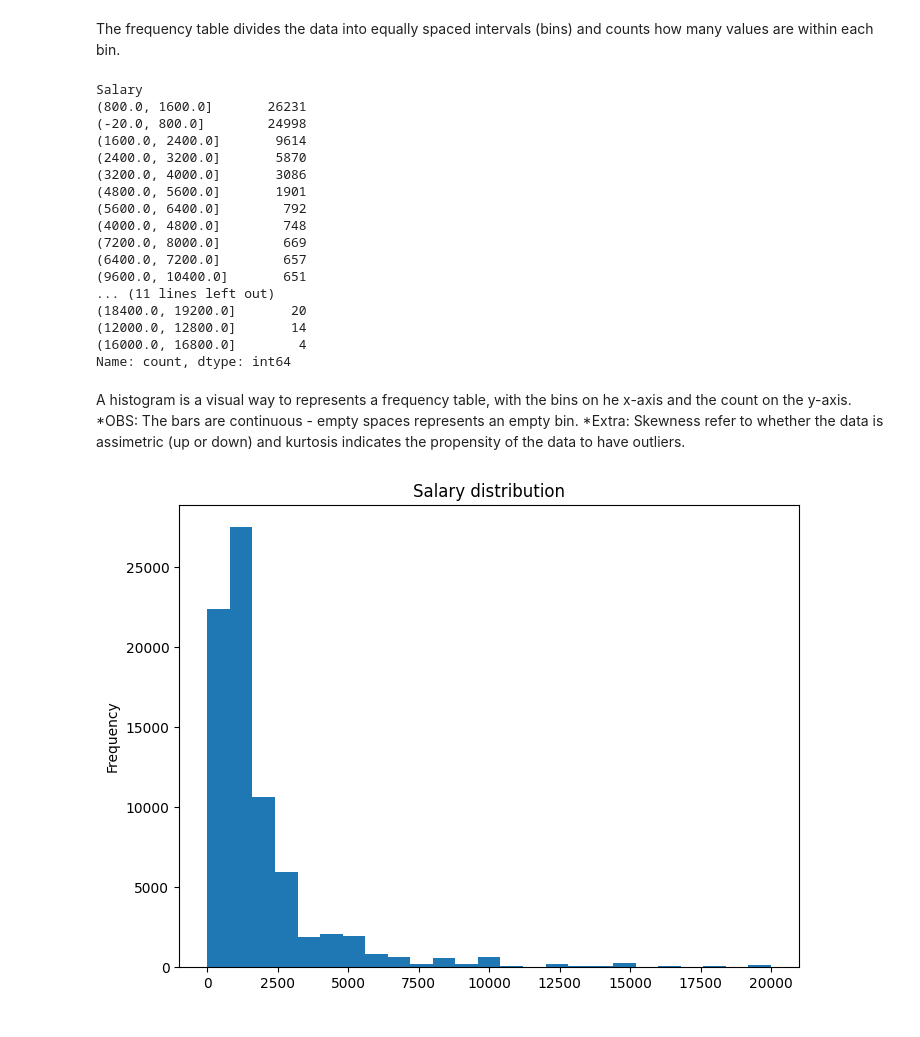
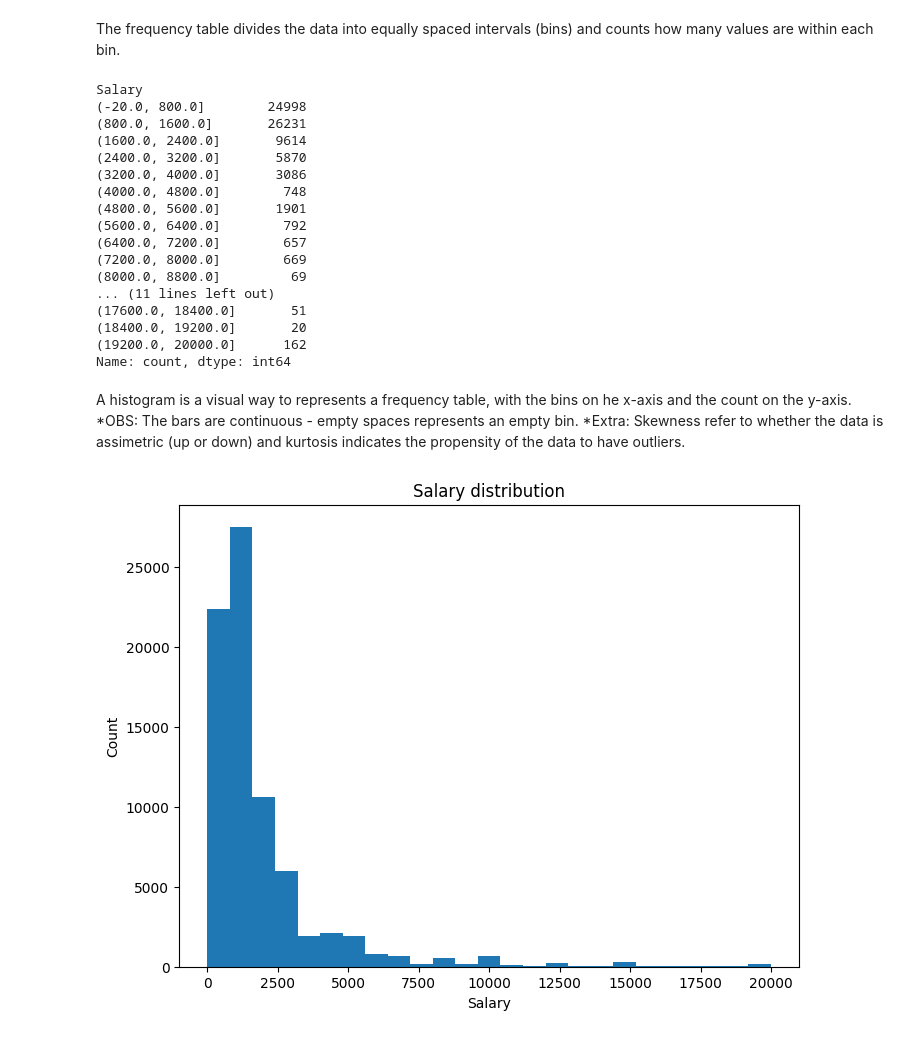
Before and after one commit to gdserafini/pratical-statistics, a Jupyter notebook: src/1-exploratory-data-analysis/exploratory_data_analysis.ipynb, the cells around one changed output. Cells and saved outputs as stored; diff of their text form; code cells hidden in the pictures.

```diff
--- a/src/1-exploratory-data-analysis/exploratory_data_analysis.ipynb
+++ b/src/1-exploratory-data-analysis/exploratory_data_analysis.ipynb
@@ -165,31 +167,32 @@ The frequency table divides the data into equally spaced intervals (bins) and co
 # %%
-until_20k_salary = data.query("Salary >= 0 and Salary <= 20000")
 binnedIncomes = pd.cut(until_20k_salary['Salary'], 25)
-binnedIncomes.value_counts()
+binnedIncomes.value_counts().sort_index()
 # %% [output]
 Salary
+(-20.0, 800.0]        24998
 (800.0, 1600.0]       26231
-(-20.0, 800.0]        24998
 (1600.0, 2400.0]       9614
 (2400.0, 3200.0]       5870
 (3200.0, 4000.0]       3086
+(4000.0, 4800.0]        748
 (4800.0, 5600.0]       1901
 (5600.0, 6400.0]        792
-(4000.0, 4800.0]        748
+(6400.0, 7200.0]        657
 (7200.0, 8000.0]        669
-(6400.0, 7200.0]        657
-(9600.0, 10400.0]       651
+(8000.0, 8800.0]         69
 ... (11 lines left out)
+(17600.0, 18400.0]       51
 (18400.0, 19200.0]       20
-(12000.0, 12800.0]       14
-(16000.0, 16800.0]        4
+(19200.0, 20000.0]      162
 Name: count, dtype: int64
 # %% [markdown]
 A histogram is a visual way to represents a frequency table, with the bins on he x-axis and the count on the y-axis. *OBS: The bars are continuous - empty spaces represents an empty bin. *Extra: Skewness refer to whether the data is assimetric (up or down) and kurtosis indicates the propensity of the data to have outliers.
 # %%
 plt.figure(figsize=(8,6))
 until_20k_salary['Salary'].plot(kind='hist', bins=25)
 plt.title('Salary distribution')
+plt.xlabel('Salary')
+plt.ylabel('Count')
 plt.show()
 # %% [output]
-[figure, old version]
+[figure, new version]
```
Also changed, not shown: parts of 1 cell of this notebook.
